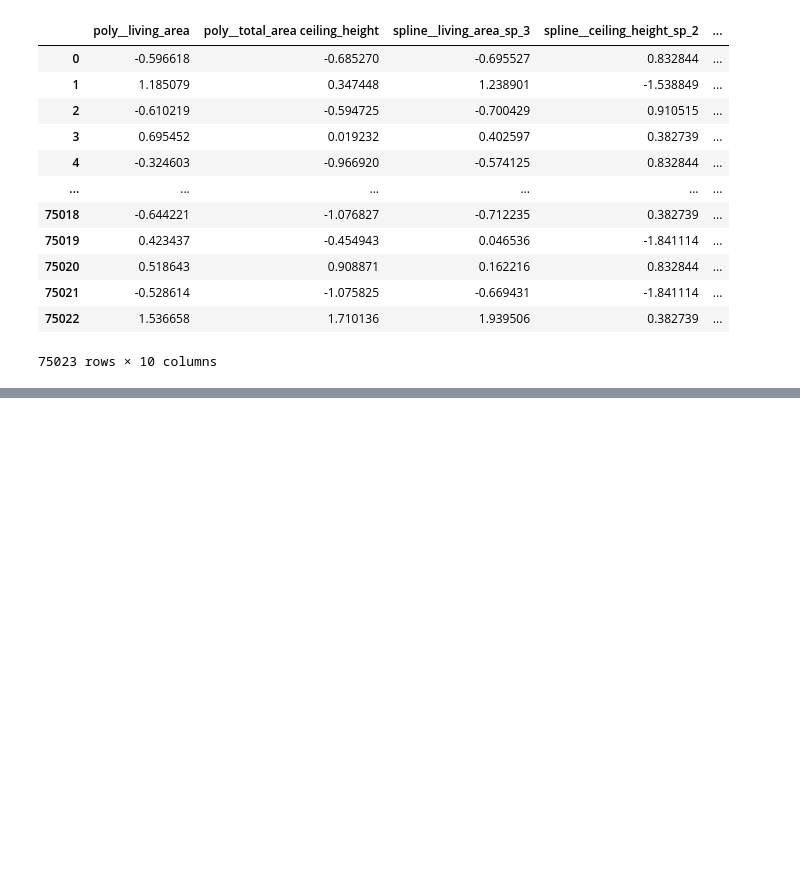
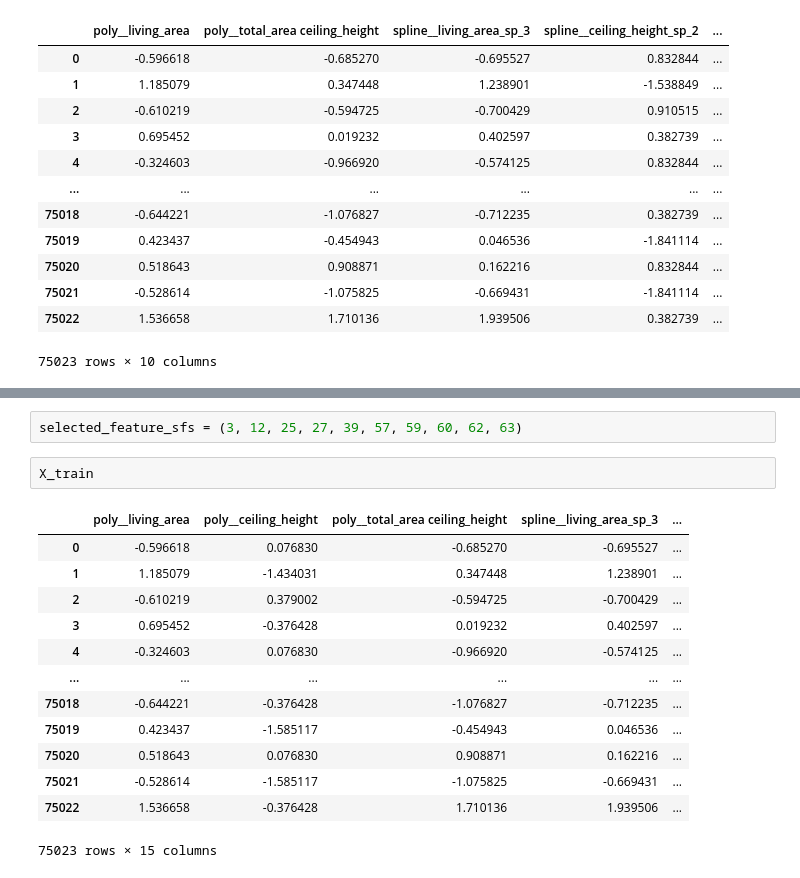
Before and after one commit to samoylenko23/lifecycle-pipeline-models, a Jupyter notebook: model_improvement/ARTIFACT_EDA/PROJECT.ipynb, the cells around one changed output, grey strips where cells are left out. Cells and saved outputs as stored; diff of their text form; blank space fills up the shorter version.

```diff
--- a/model_improvement/ARTIFACT_EDA/PROJECT.ipynb
+++ b/model_improvement/ARTIFACT_EDA/PROJECT.ipynb
@@ -1467,3 +1272,21 @@ selected_feature_sfs = sfs.k_feature_idx_
+# %%
+selected_feature_sfs = (3, 12, 25, 27, 39, 57, 59, 60, 62, 63)
+# %%
+X_train
+# %% [output]
+|  | poly__living_area | poly__ceiling_height | poly__total_area ceiling_height | spline__living_area_sp_3 | ... |
+| 0 | -0.596618 | 0.076830 | -0.685270 | -0.695527 | ... |
+| 1 | 1.185079 | -1.434031 | 0.347448 | 1.238901 | ... |
+| 2 | -0.610219 | 0.379002 | -0.594725 | -0.700429 | ... |
+| 3 | 0.695452 | -0.376428 | 0.019232 | 0.402597 | ... |
+| 4 | -0.324603 | 0.076830 | -0.966920 | -0.574125 | ... |
+| ... | ... | ... | ... | ... | ... |
+| 75018 | -0.644221 | -0.376428 | -1.076827 | -0.712235 | ... |
+| 75019 | 0.423437 | -1.585117 | -0.454943 | 0.046536 | ... |
+| 75020 | 0.518643 | 0.076830 | 0.908871 | 0.162216 | ... |
+| 75021 | -0.528614 | -1.585117 | -1.075825 | -0.669431 | ... |
+| 75022 | 1.536658 | -0.376428 | 1.710136 | 1.939506 | ... |
+75023 rows × 15 columns
 # %%
 # Данные на лучших фичах по мнению sfs
 X_train.iloc[:, list(selected_feature_sfs)]
```
Also changed, not shown: parts of 139 cells of this notebook, 10 other files.
